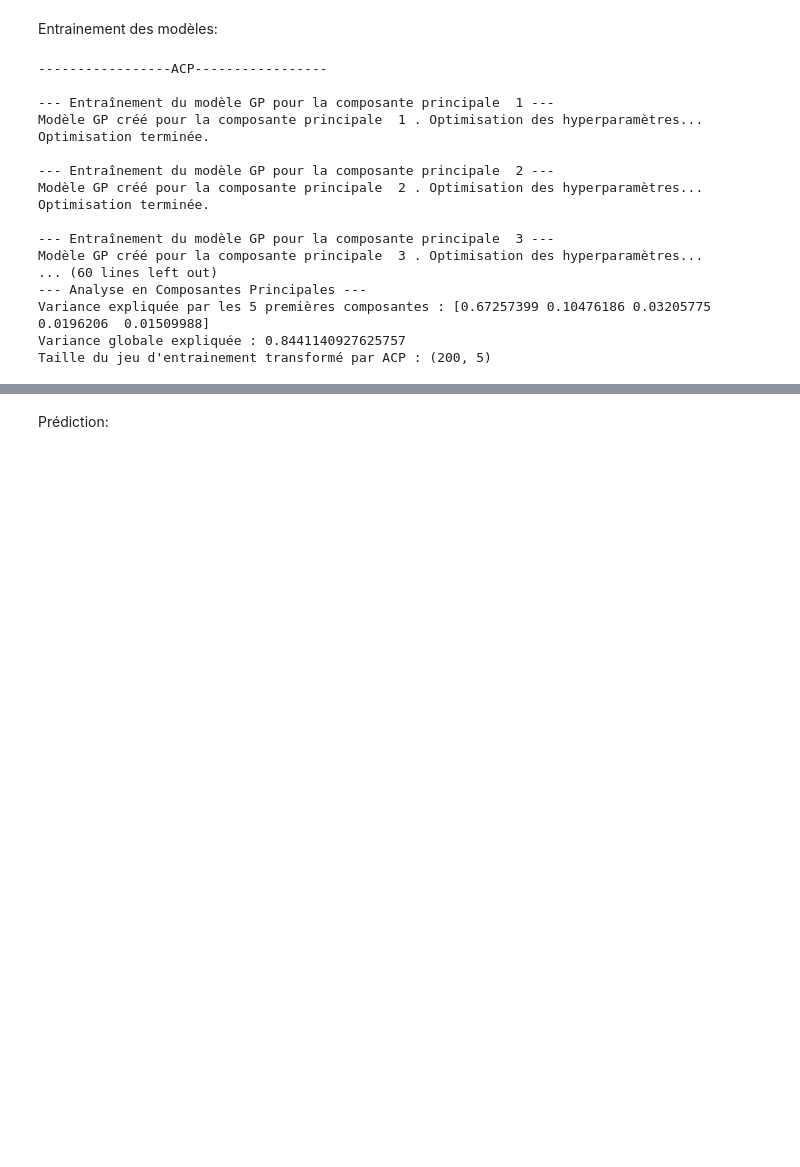
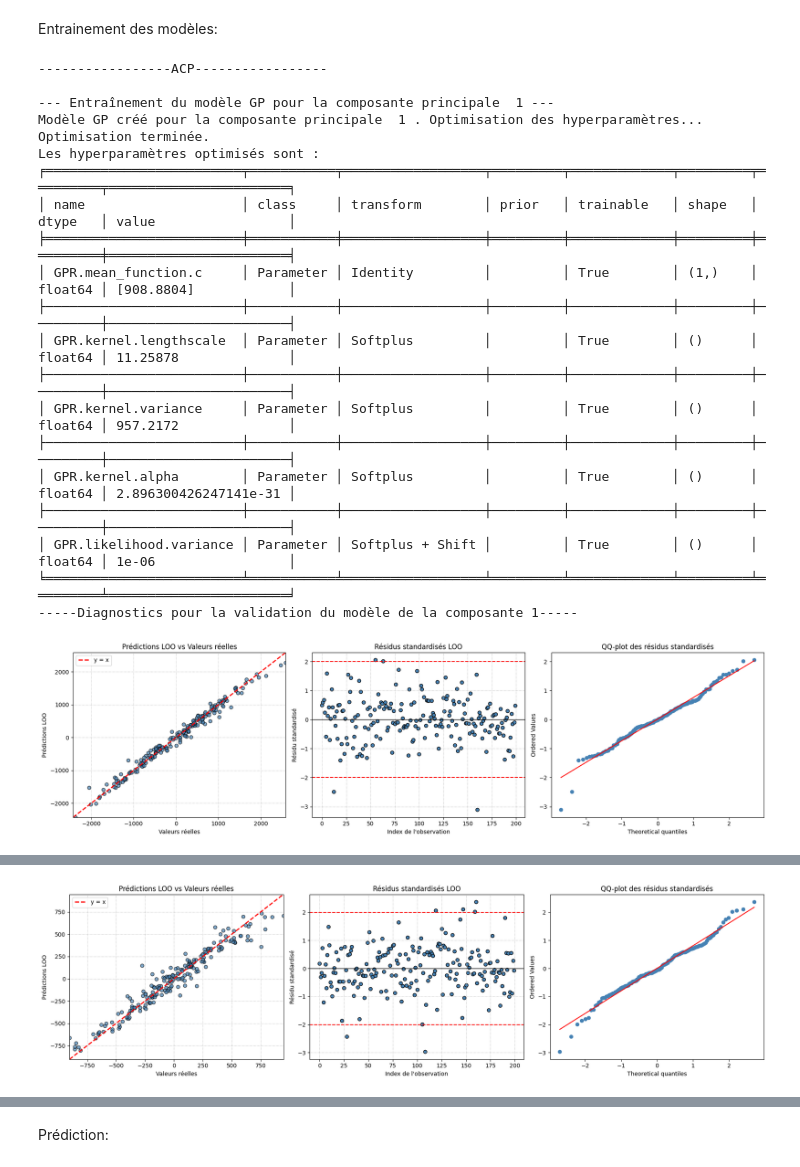
Before and after one commit to Viictordvd/Vigilance-Vagues-Submersion, a Jupyter notebook: Campbell_functionnal_outputs.ipynb, the cells around one changed output, grey strips where cells are left out. Drawn from its saved outputs; the diff is of its cells as text; code cells hidden in the pictures; blank space fills up the shorter version.

```diff
--- a/Campbell_functionnal_outputs.ipynb
+++ b/Campbell_functionnal_outputs.ipynb
@@ -132,33 +132,37 @@ Entrainement des modèles:
 # %%
 #ACP
 print("-----------------ACP-----------------")
 ACP = model_class.ACP_classique(n_pc,[theta,sigma])
-ACP.train(x_train,y_train,verbose=False)
+ACP.train(x_train,y_train,verbose=True)
 
 #B-spline
 print("-----------------B-splines-----------------")
 Bsplines = model_class.ACPF_Bsplines(n_pc,[theta,sigma],noeuds,domaine)
-Bsplines.train(x_train,y_train,verbose=True)
+Bsplines.train(x_train,y_train,verbose=False)
 
 #Ondelettes
 print("-----------------Ondelettes-----------------")
 Ondelettes = model_class.ACPF_Ondelettes(n_pc,[theta,sigma],p,2)
 Ondelettes.train(x_train,y_train,verbose=False)
 # %% [output]
 -----------------ACP-----------------
 
 --- Entraînement du modèle GP pour la composante principale  1 ---
 Modèle GP créé pour la composante principale  1 . Optimisation des hyperparamètres...
 Optimisation terminée.
-
---- Entraînement du modèle GP pour la composante principale  2 ---
-Modèle GP créé pour la composante principale  2 . Optimisation des hyperparamètres...
-Optimisation terminée.
-
---- Entraînement du modèle GP pour la composante principale  3 ---
-Modèle GP créé pour la composante principale  3 . Optimisation des hyperparamètres...
-... (60 lines left out)
---- Analyse en Composantes Principales ---
-Variance expliquée par les 5 premières composantes : [0.67257399 0.10476186 0.03205775 0.0196206  0.01509988]
-Variance globale expliquée : 0.8441140927625757
-Taille du jeu d'entrainement transformé par ACP : (200, 5)
+Les hyperparamètres optimisés sont :
+╒═════════════════════════╤═══════════╤══════════════════╤═════════╤═════════════╤═════════╤═════════╤═══════════════════════╕
+│ name                    │ class     │ transform        │ prior   │ trainable   │ shape   │ dtype   │ value                 │
+╞═════════════════════════╪═══════════╪══════════════════╪═════════╪═════════════╪═════════╪═════════╪═══════════════════════╡
+│ GPR.mean_function.c     │ Parameter │ Identity         │         │ True        │ (1,)    │ float64 │ [908.8804]            │
+├─────────────────────────┼───────────┼──────────────────┼─────────┼─────────────┼─────────┼─────────┼───────────────────────┤
+│ GPR.kernel.lengthscale  │ Parameter │ Softplus         │         │ True        │ ()      │ float64 │ 11.25878              │
+├─────────────────────────┼───────────┼──────────────────┼─────────┼─────────────┼─────────┼─────────┼───────────────────────┤
+│ GPR.kernel.variance     │ Parameter │ Softplus         │         │ True        │ ()      │ float64 │ 957.2172              │
+├─────────────────────────┼───────────┼──────────────────┼─────────┼─────────────┼─────────┼─────────┼───────────────────────┤
+│ GPR.kernel.alpha        │ Parameter │ Softplus         │         │ True        │ ()      │ float64 │ 2.896300426247141e-31 │
+├─────────────────────────┼───────────┼──────────────────┼─────────┼─────────────┼─────────┼─────────┼───────────────────────┤
+│ GPR.likelihood.variance │ Parameter │ Softplus + Shift │         │ True        │ ()      │ float64 │ 1e-06                 │
+╘═════════════════════════╧═══════════╧══════════════════╧═════════╧═════════════╧═════════╧═════════╧═══════════════════════╛
+-----Diagnostics pour la validation du modèle de la composante 1-----
+[figure, added]
@@ -164,0 +187 @@ Taille du jeu d'entrainement transformé par ACP : (200, 5)
+[figure, added]
```
Also changed, not shown: parts of 5 cells of this notebook, 45 other files.
